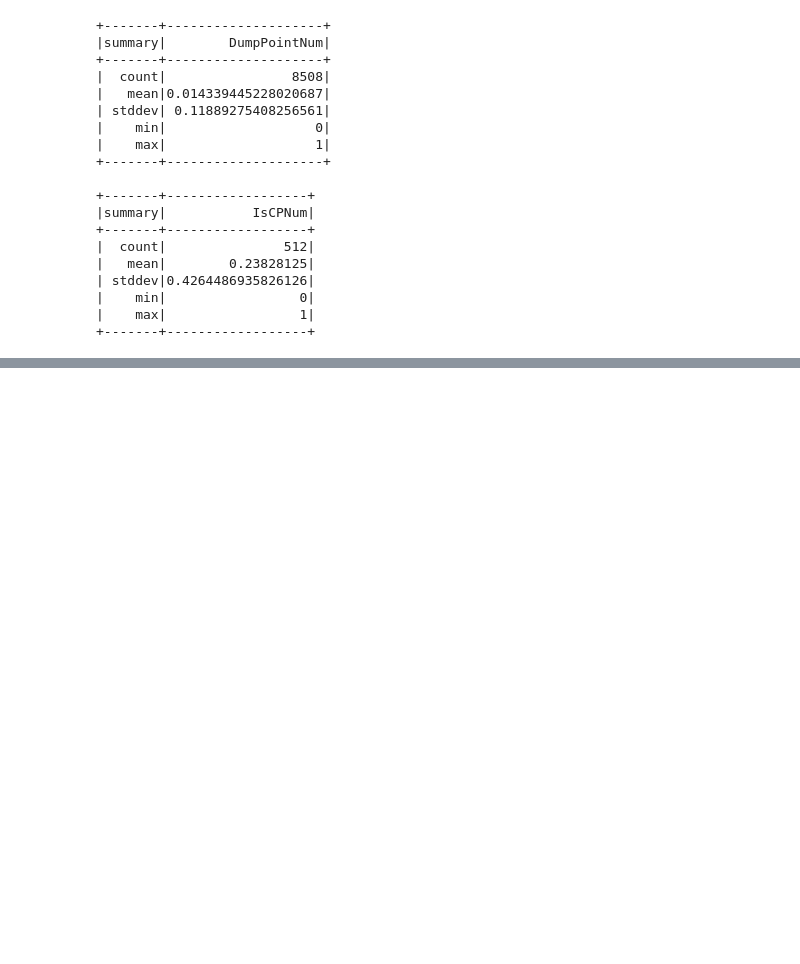
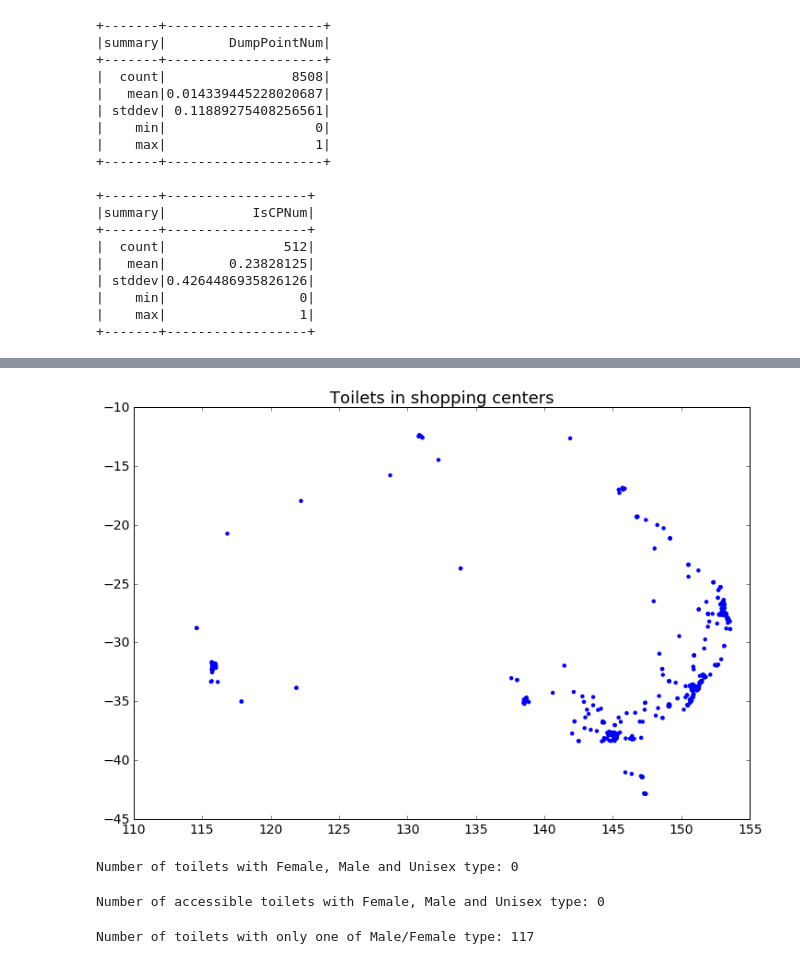
Before and after one commit to antaljanosbenjamin/BigDataAnalysisTechniques_VIMIAV02, a Jupyter notebook: pyspark_code/Toilets.ipynb, the cells around one changed output, grey strips where cells are left out. Drawn from its saved outputs; the diff is of its cells as text; code cells hidden in the pictures; blank space fills up the shorter version.

```diff
--- a/pyspark_code/Toilets.ipynb
+++ b/pyspark_code/Toilets.ipynb
@@ -336,0 +275,18 @@ filterAndDrawScatter(withTT, color = [i.PointColor for i in withTT.select('Point
+# %%
+inShoppingCenters = withToiletType.filter("FacilityType = 'Shopping centre'")
+# %%
+filterAndDrawScatter(inShoppingCenters, scatterImage='in_shopping_centers', scatterTitle='Toilets in shopping centers')
+# %% [output]
+[figure, added]
+# %%
+print "Number of toilets with Female, Male and Unisex type: " + str(data.filter("Female and Male and Unisex").count())
+# %% [output]
+Number of toilets with Female, Male and Unisex type: 0
+# %%
+print "Number of accessible toilets with Female, Male and Unisex type: " + str(data.filter("AccessibleFemale and AccessibleMale and AccessibleUnisex").count())
+# %% [output]
+Number of accessible toilets with Female, Male and Unisex type: 0
+# %%
+print "Number of toilets with only one of Male/Female type: " + str(data.filter("(Female and not Male) or (not Female and Male)").count())
+# %% [output]
+Number of toilets with only one of Male/Female type: 117
```
Also changed, not shown: parts of 13 cells of this notebook, 1 other file.
